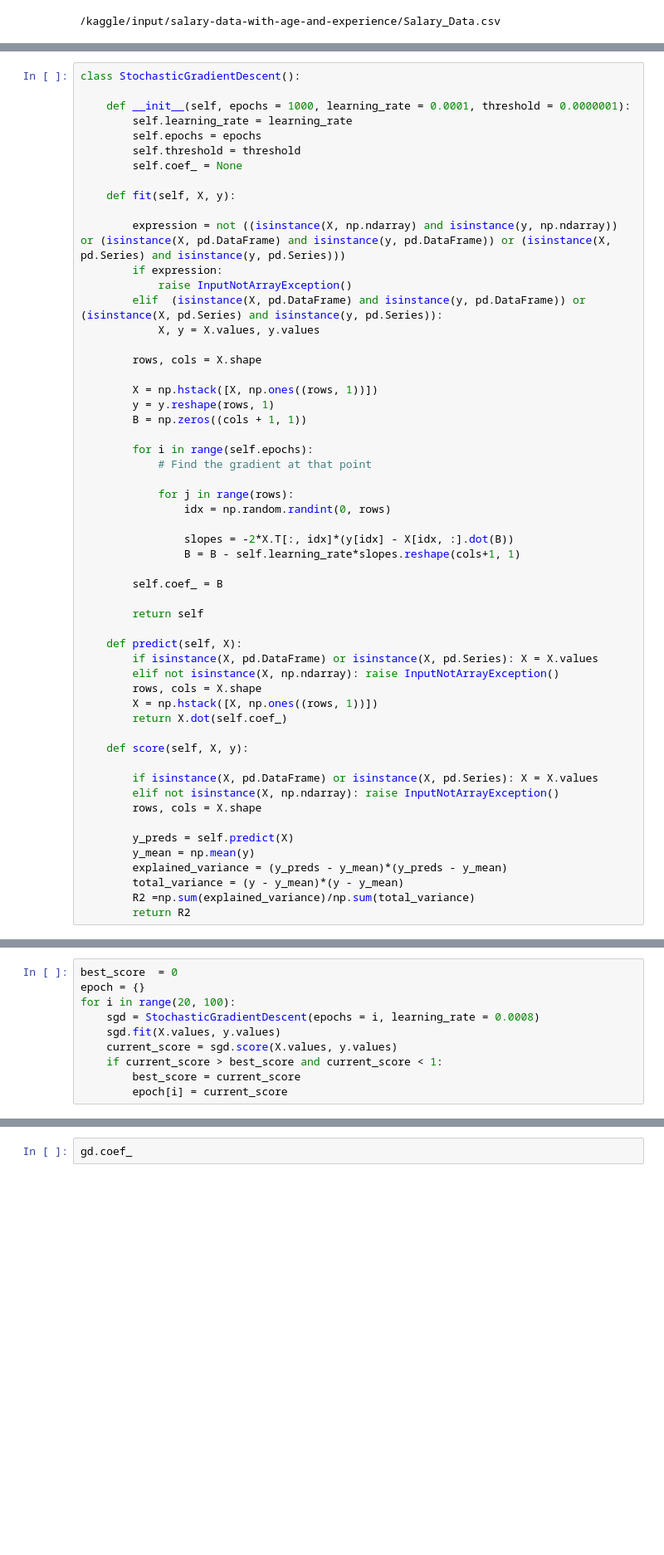
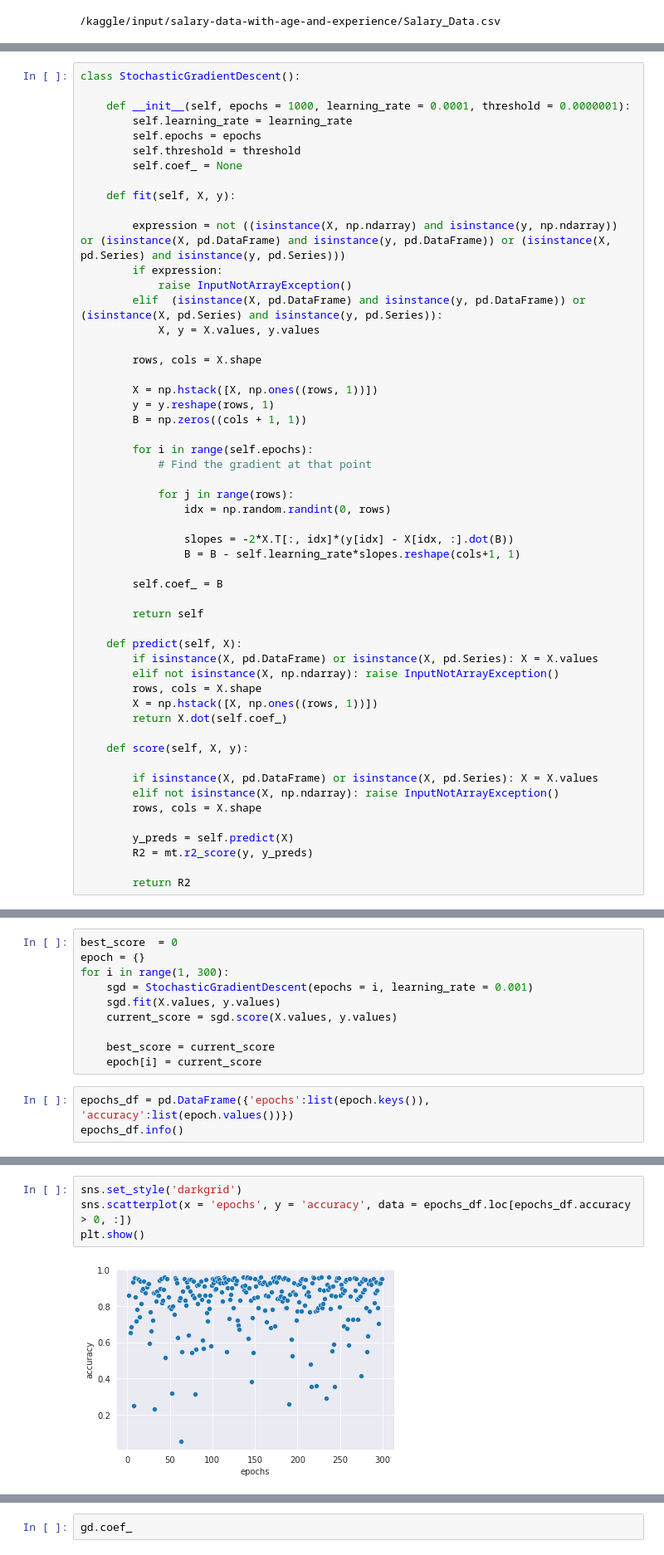
Before and after one commit to pickleprat/Kaggle, a Jupyter notebook: gradientdescent.ipynb, the cells around one changed output, grey strips where cells are left out. Shown: that part at 83% size. Saved outputs shown, nothing was run; the diff lists cells and outputs as text; blank space fills up the shorter version.

Commit message:
Kaggle Notebook | GradientDescent | Version 21

```diff
--- a/gradientdescent.ipynb
+++ b/gradientdescent.ipynb
@@ -130,8 +133,6 @@ class StochasticGradientDescent():
         rows, cols = X.shape
 
         y_preds = self.predict(X)
-        y_mean = np.mean(y)
-        explained_variance = (y_preds - y_mean)*(y_preds - y_mean)
-        total_variance = (y - y_mean)*(y - y_mean)
-        R2 =np.sum(explained_variance)/np.sum(total_variance)
+        R2 = mt.r2_score(y, y_preds)
+
         return R2
@@ -170,10 +225,13 @@ gd.score(X.values, y.values)
 # %%
 best_score  = 0
 epoch = {}
-for i in range(20, 100):
-    sgd = StochasticGradientDescent(epochs = i, learning_rate = 0.0008)
+for i in range(1, 300):
+    sgd = StochasticGradientDescent(epochs = i, learning_rate = 0.001)
     sgd.fit(X.values, y.values)
     current_score = sgd.score(X.values, y.values)
-    if current_score > best_score and current_score < 1:
-        best_score = current_score
-        epoch[i] = current_score
+
+    best_score = current_score
+    epoch[i] = current_score
+# %%
+epochs_df = pd.DataFrame({'epochs':list(epoch.keys()), 'accuracy':list(epoch.values())})
+epochs_df.info()
@@ -179,0 +248,6 @@ for i in range(20, 100):
+# %%
+sns.set_style('darkgrid')
+sns.scatterplot(x = 'epochs', y = 'accuracy', data = epochs_df.loc[epochs_df.accuracy > 0, :])
+plt.show()
+# %% [output]
+[figure, added]
```
Also changed, not shown: parts of 13 cells of this notebook.
